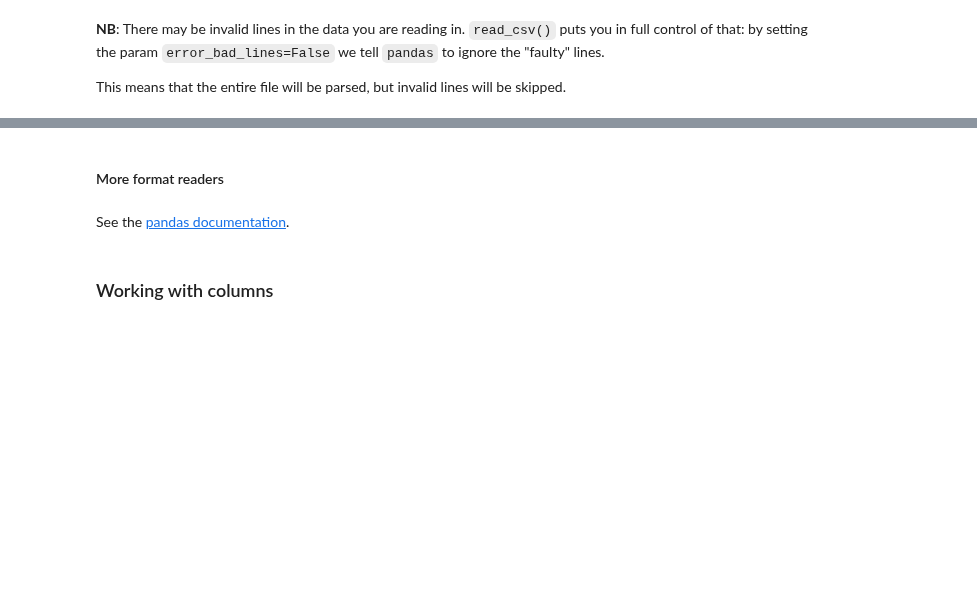
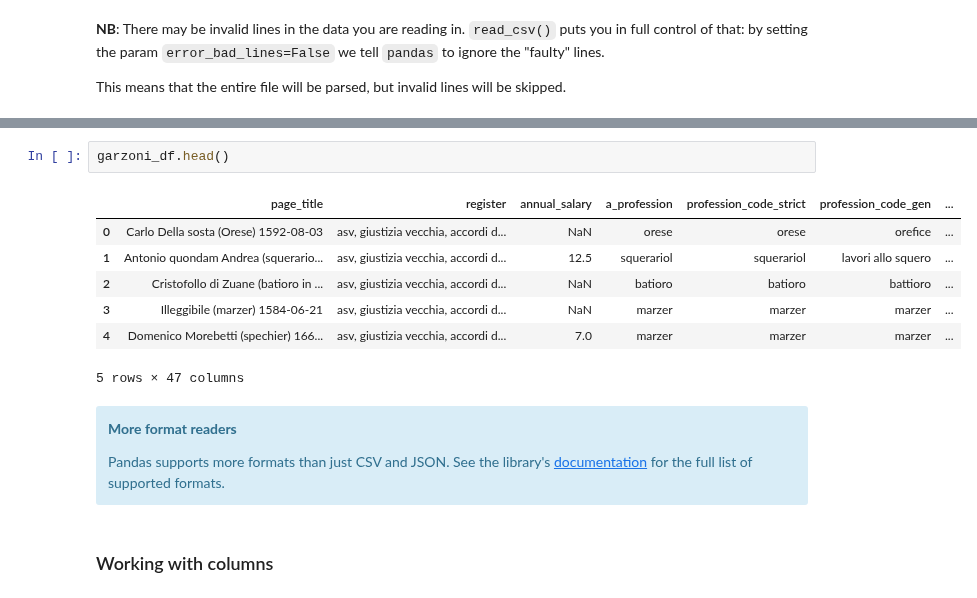
Before and after one commit to mromanello/ADA-DHOxSS, a Jupyter notebook: notebooks/1.4 Skills Pandas.ipynb, the cells around one changed output, grey strips where cells are left out. Saved outputs shown, nothing was run; the diff lists cells and outputs as text; blank space fills up the shorter version.

```diff
--- a/notebooks/1.4 Skills Pandas.ipynb
+++ b/notebooks/1.4 Skills Pandas.ipynb
@@ -578,6 +618,18 @@ garzoni_df = pd.read_csv(
-# %% [markdown]
-#### More format readers
-# %% [markdown]
-See the [pandas documentation](https://pandas.pydata.org/pandas-docs/stable/user_guide/io.html).
+# %%
+garzoni_df.head()
+# %% [output]
+|  | page_title | register | annual_salary | a_profession | profession_code_strict | profession_code_gen | ... |
+| 0 | Carlo Della sosta (Orese) 1592-08-03 | asv, giustizia vecchia, accordi d... | NaN | orese | orese | orefice | ... |
+| 1 | Antonio quondam Andrea (squerario... | asv, giustizia vecchia, accordi d... | 12.5 | squerariol | squerariol | lavori allo squero | ... |
+| 2 | Cristofollo di Zuane (batioro in ... | asv, giustizia vecchia, accordi d... | NaN | batioro | batioro | battioro | ... |
+| 3 | Illeggibile (marzer) 1584-06-21 | asv, giustizia vecchia, accordi d... | NaN | marzer | marzer | marzer | ... |
+| 4 | Domenico Morebetti (spechier) 166... | asv, giustizia vecchia, accordi d... | 7.0 | marzer | marzer | marzer | ... |
+5 rows × 47 columns
+# %% [markdown]
+<div class="alert alert-info">
+    <b>More format readers</b>
+    <p></p>
+    Pandas supports more formats than just CSV and JSON. See the library's <a href="https://pandas.pydata.org/pandas-docs/stable/user_guide/io.html">documentation</a> for the full list of supported formats.
+</div>
 # %% [markdown]
 ### Working with columns
```
Also changed, not shown: parts of 23 cells of this notebook.
